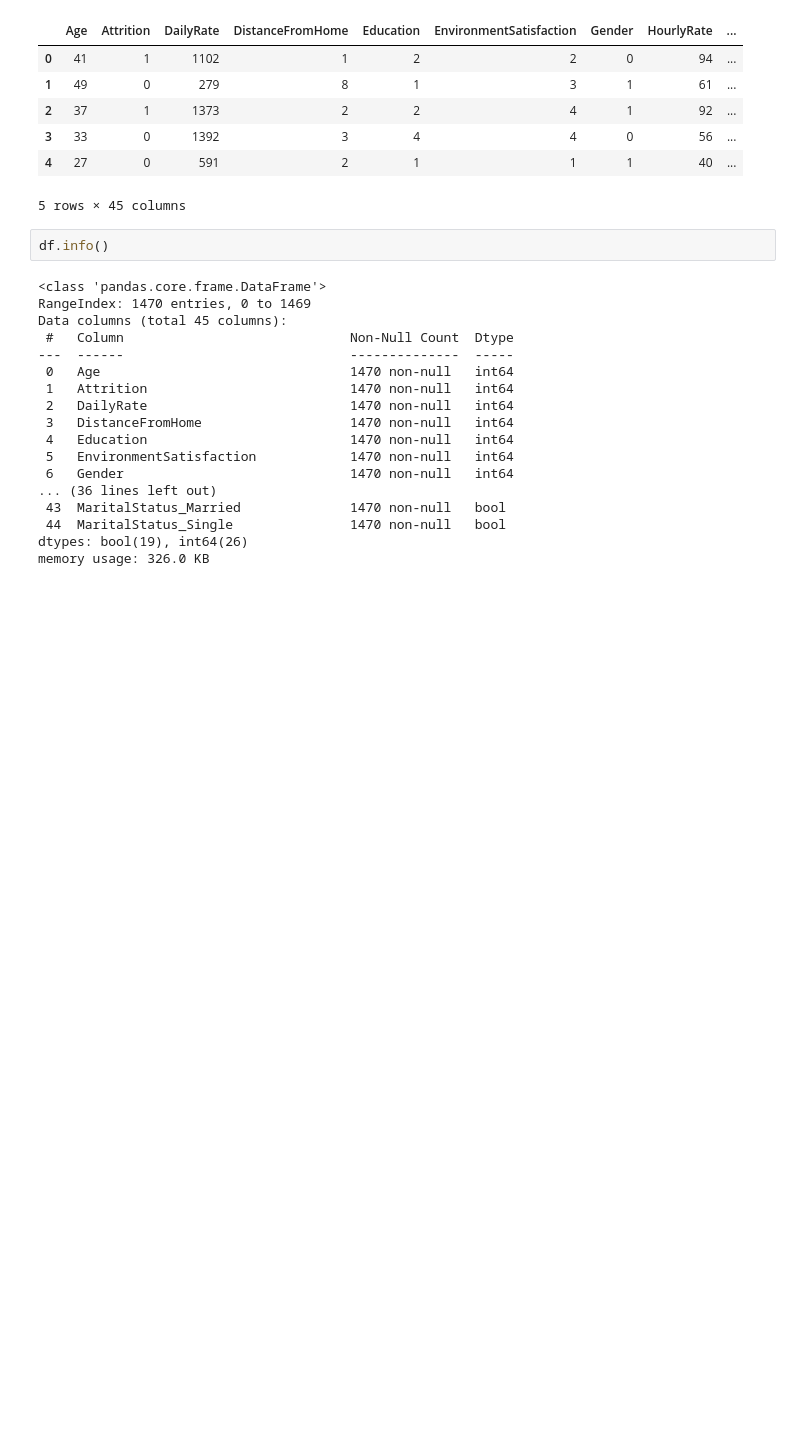
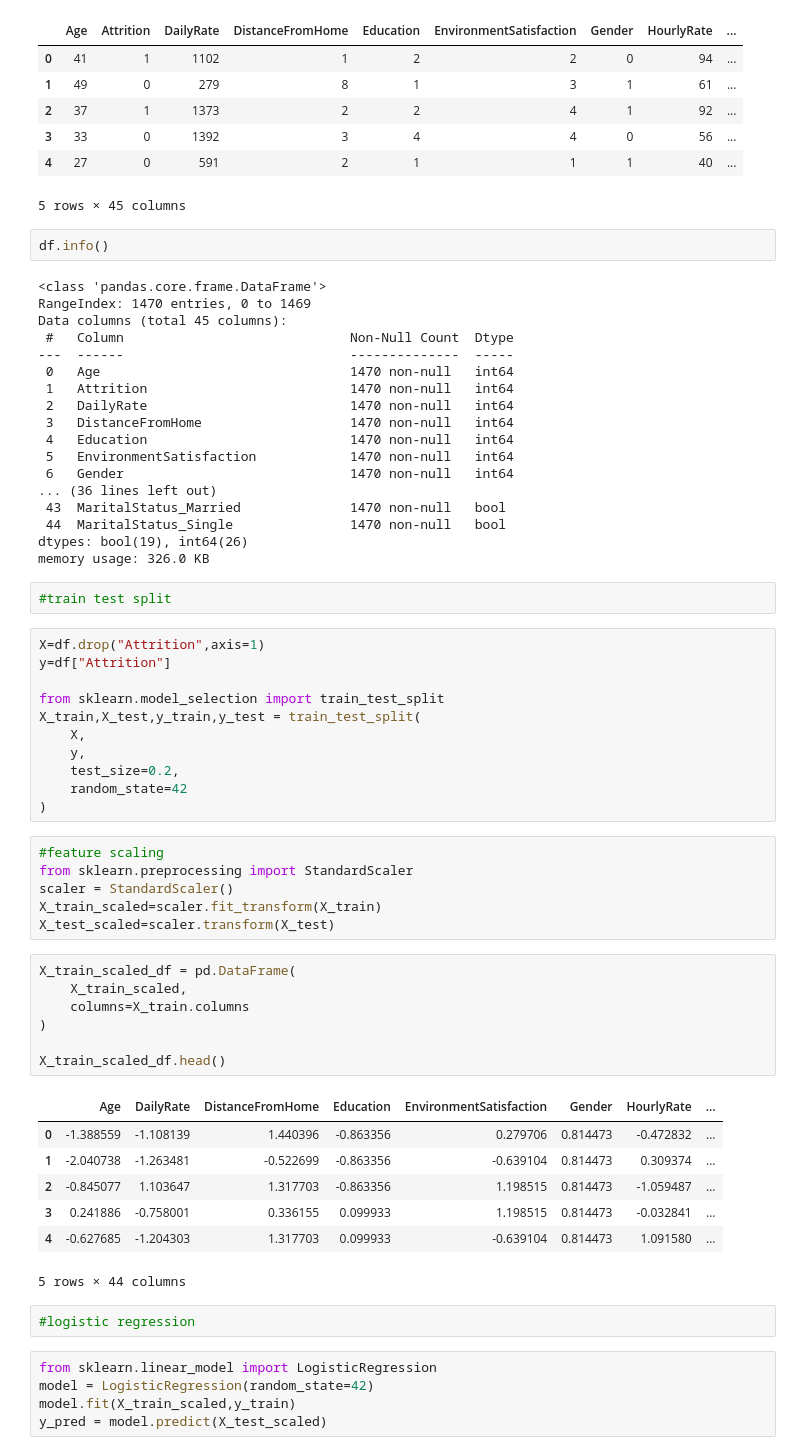
Before and after one commit to kondabathinivikramaditya-boop/Employee-attrition-prediction, a Jupyter notebook: emp_attrition.ipynb, the cells around one changed output. Saved outputs shown, nothing was run; the diff lists cells and outputs as text; blank space fills up the shorter version.

Commit message:
Updated attrition model notebook

```diff
--- a/emp_attrition.ipynb
+++ b/emp_attrition.ipynb
@@ -324,3 +324,44 @@ Data columns (total 45 columns):
  44  MaritalStatus_Single               1470 non-null   bool
 dtypes: bool(19), int64(26)
 memory usage: 326.0 KB
+# %%
+#train test split
+# %%
+X=df.drop("Attrition",axis=1)
+y=df["Attrition"]
+
+from sklearn.model_selection import train_test_split
+X_train,X_test,y_train,y_test = train_test_split(
+    X,
+    y,
+    test_size=0.2,
+    random_state=42
+)
+# %%
+#feature scaling
+from sklearn.preprocessing import StandardScaler
+scaler = StandardScaler()
+X_train_scaled=scaler.fit_transform(X_train)
+X_test_scaled=scaler.transform(X_test)
+# %%
+X_train_scaled_df = pd.DataFrame(
+    X_train_scaled,
+    columns=X_train.columns
+)
+
+X_train_scaled_df.head()
+# %% [output]
+|  | Age | DailyRate | DistanceFromHome | Education | EnvironmentSatisfaction | Gender | HourlyRate | ... |
+| 0 | -1.388559 | -1.108139 | 1.440396 | -0.863356 | 0.279706 | 0.814473 | -0.472832 | ... |
+| 1 | -2.040738 | -1.263481 | -0.522699 | -0.863356 | -0.639104 | 0.814473 | 0.309374 | ... |
+| 2 | -0.845077 | 1.103647 | 1.317703 | -0.863356 | 1.198515 | 0.814473 | -1.059487 | ... |
+| 3 | 0.241886 | -0.758001 | 0.336155 | 0.099933 | 1.198515 | 0.814473 | -0.032841 | ... |
+| 4 | -0.627685 | -1.204303 | 1.317703 | 0.099933 | -0.639104 | 0.814473 | 1.091580 | ... |
+5 rows × 44 columns
+# %%
+#logistic regression
+# %%
+from sklearn.linear_model import LogisticRegression
+model = LogisticRegression(random_state=42)
+model.fit(X_train_scaled,y_train)
+y_pred = model.predict(X_test_scaled)
```
Also changed, not shown: parts of 14 cells of this notebook.
